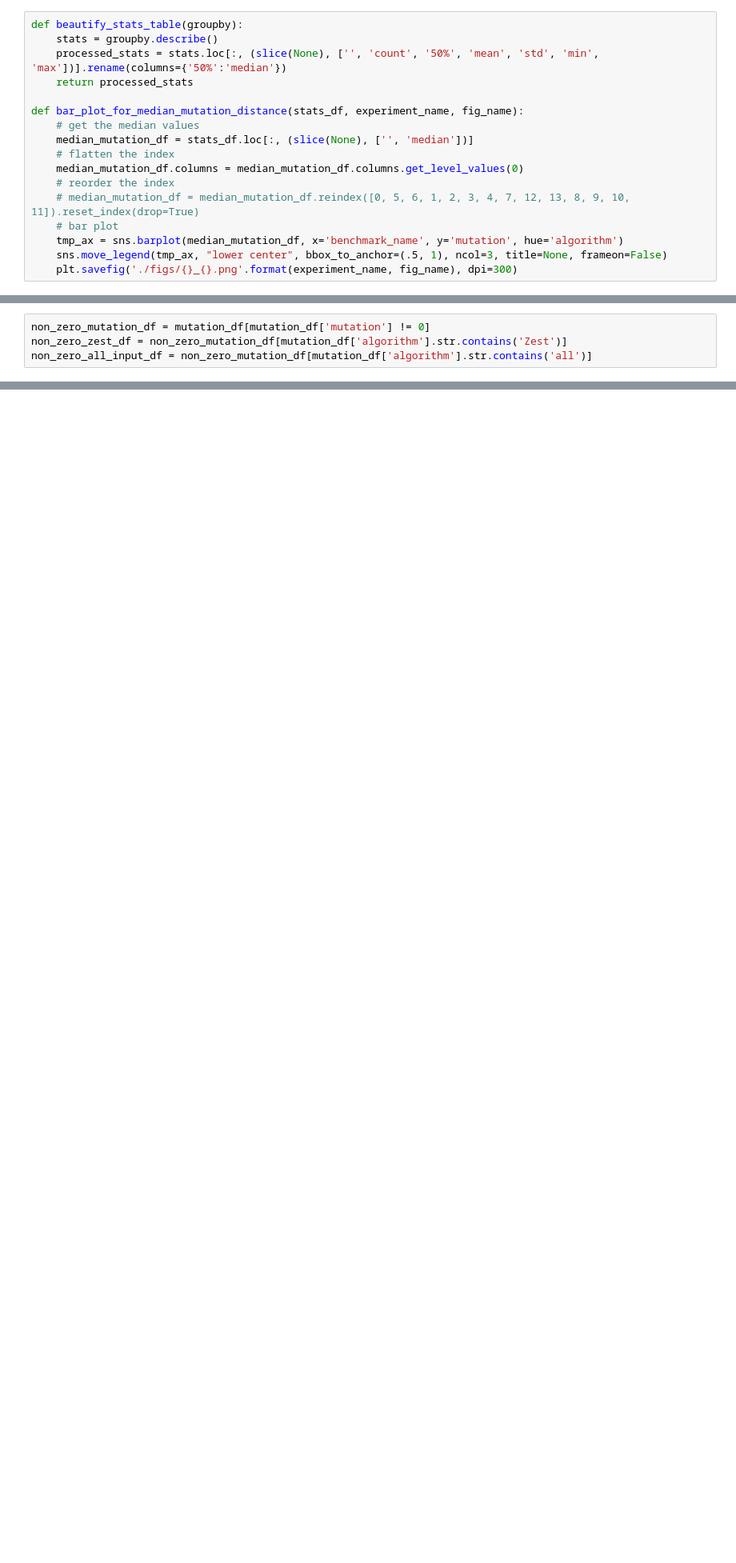
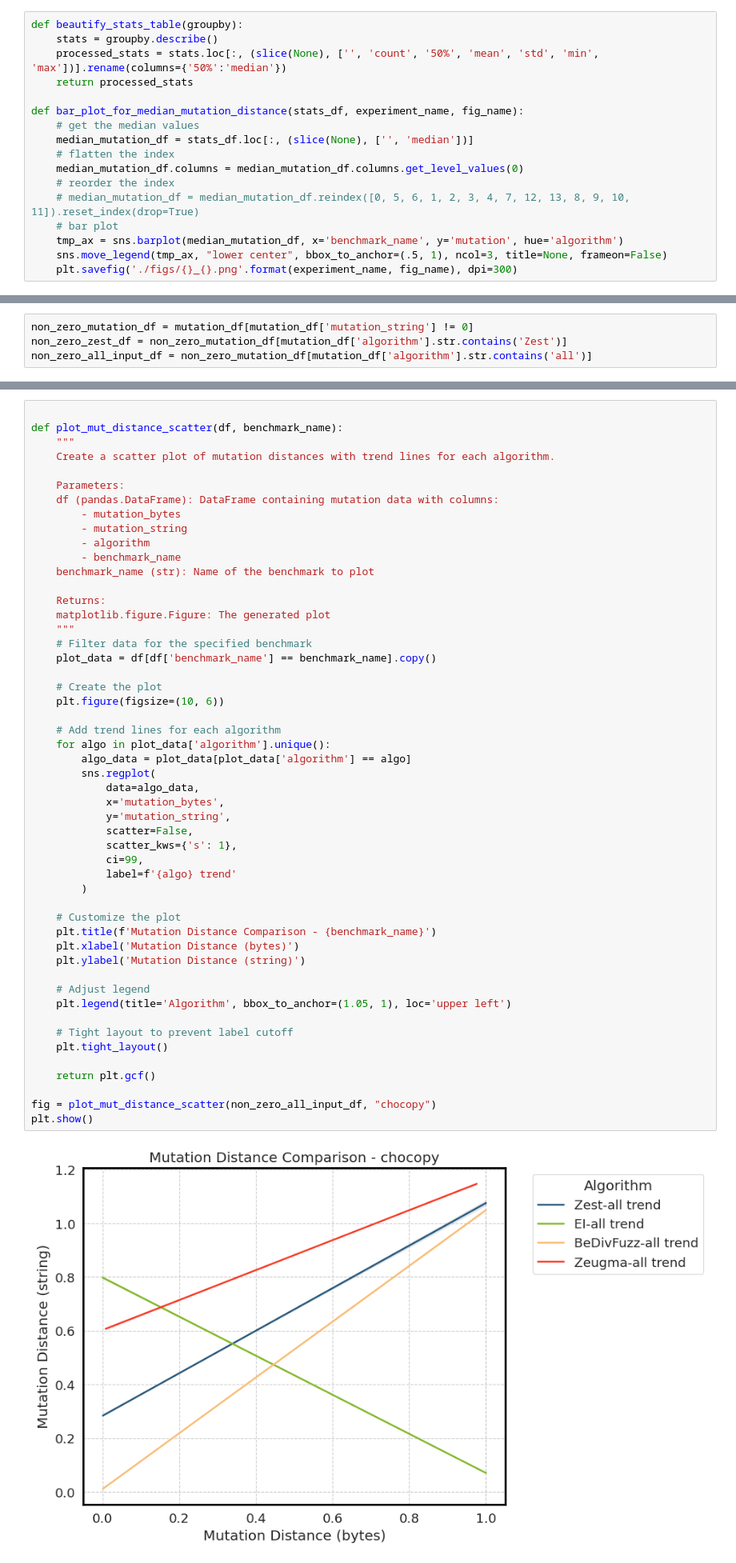
Before and after one commit to aoli-al/havoc-mutation-eval, a Jupyter notebook: scripts/data_exploration.ipynb, the cells around one changed output, grey strips where cells are left out. Shown: that part at 80% size. Saved outputs shown, nothing was run; the diff lists cells and outputs as text; blank space fills up the shorter version.

Commit message:
Update figs and process data with new scatterplot

```diff
--- a/scripts/data_exploration.ipynb
+++ b/scripts/data_exploration.ipynb
@@ -163,5 +141,5 @@ all_input_df = mutation_df[mutation_df['algorithm'].str.contains('all')]
 # %%
-non_zero_mutation_df = mutation_df[mutation_df['mutation'] != 0]
+non_zero_mutation_df = mutation_df[mutation_df['mutation_string'] != 0]
 non_zero_zest_df = non_zero_mutation_df[mutation_df['algorithm'].str.contains('Zest')]
 non_zero_all_input_df = non_zero_mutation_df[mutation_df['algorithm'].str.contains('all')]
 # %% [markdown]
@@ -169,3 +147,56 @@ non_zero_all_input_df = non_zero_mutation_df[mutation_df['algorithm'].str.contai
+# %%
+
+def plot_mut_distance_scatter(df, benchmark_name):
+    """
+    Create a scatter plot of mutation distances with trend lines for each algorithm.
+
+    Parameters:
+    df (pandas.DataFrame): DataFrame containing mutation data with columns:
+        - mutation_bytes
+        - mutation_string
+        - algorithm
+        - benchmark_name
+    benchmark_name (str): Name of the benchmark to plot
+
+    Returns:
+    matplotlib.figure.Figure: The generated plot
+    """
+    # Filter data for the specified benchmark
+    plot_data = df[df['benchmark_name'] == benchmark_name].copy()
+
+    # Create the plot
+    plt.figure(figsize=(10, 6))
+
+    # Add trend lines for each algorithm
+    for algo in plot_data['algorithm'].unique():
+        algo_data = plot_data[plot_data['algorithm'] == algo]
+        sns.regplot(
+            data=algo_data,
+            x='mutation_bytes',
+            y='mutation_string',
+            scatter=False,
+            scatter_kws={'s': 1},
+            ci=99,
+            label=f'{algo} trend'
+        )
+
+    # Customize the plot
+    plt.title(f'Mutation Distance Comparison - {benchmark_name}')
+    plt.xlabel('Mutation Distance (bytes)')
+    plt.ylabel('Mutation Distance (string)')
+
+    # Adjust legend
+    plt.legend(title='Algorithm', bbox_to_anchor=(1.05, 1), loc='upper left')
+
+    # Tight layout to prevent label cutoff
+    plt.tight_layout()
+
+    return plt.gcf()
+
+fig = plot_mut_distance_scatter(non_zero_all_input_df, "chocopy")
+plt.show()
+# %% [output]
+[figure, added]
 # %%
 violin_plot_for_mutation_distance(non_zero_zest_df, "t1", 'rq1_wo_zero_mutations', width=1.2)
 # %% [output]
```
Also changed, not shown: parts of 11 cells of this notebook, 4 other files.
